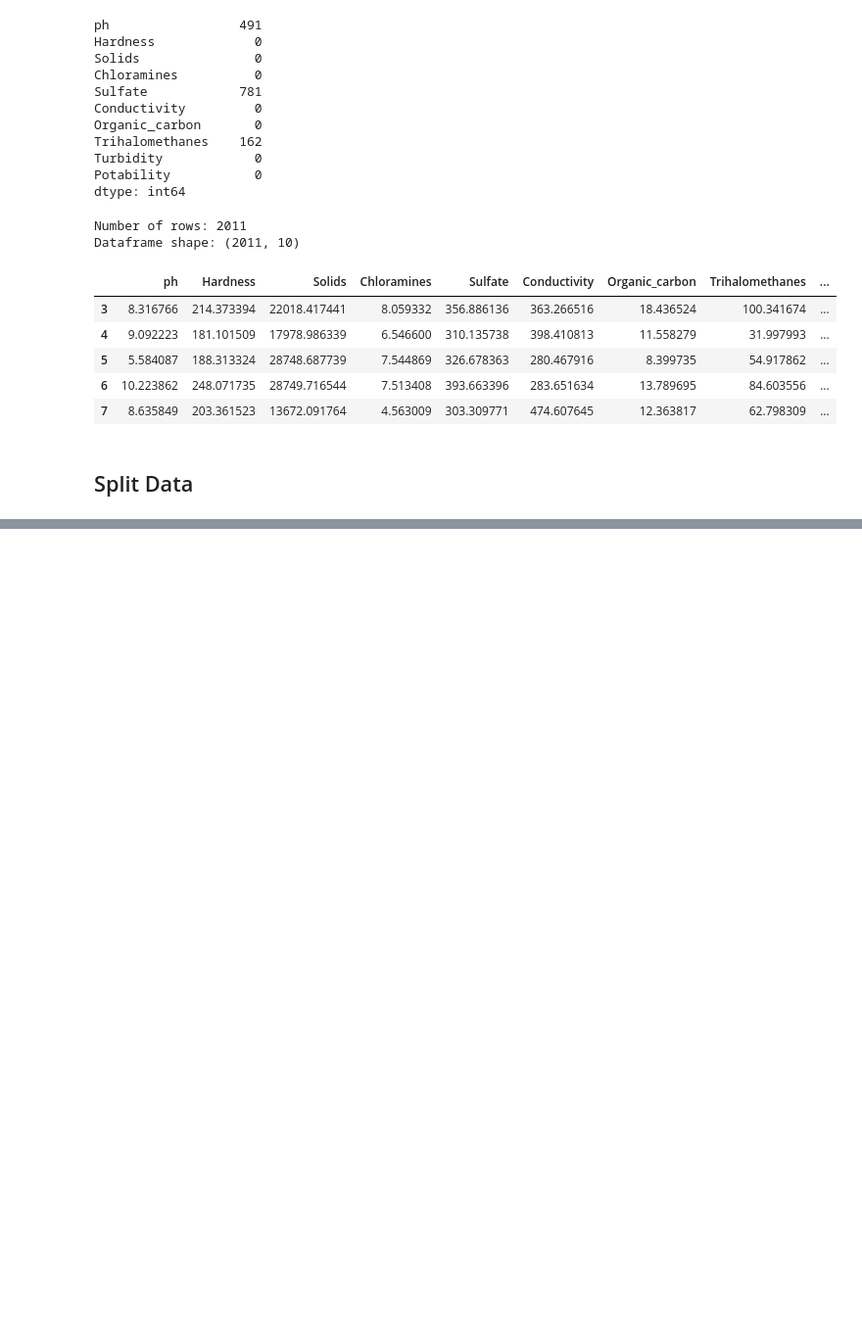
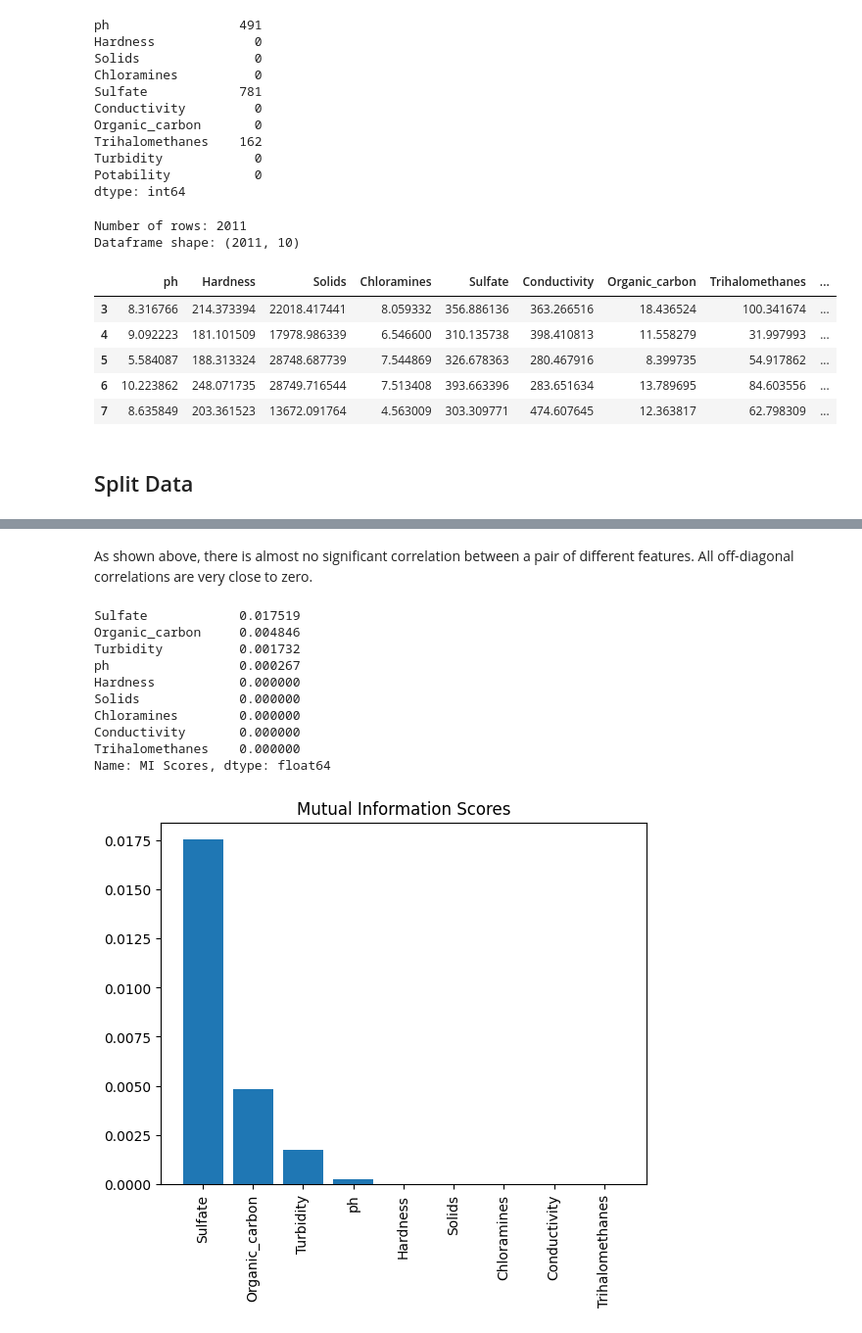
Before and after one commit to Nielam-Dass/Water-Potability-Analysis, a Jupyter notebook: Water_Potability_Data_Analysis.ipynb, the cells around one changed output, grey strips where cells are left out. Shown at 98% size. Drawn from its saved outputs; the diff is of its cells as text; code cells hidden in the pictures; blank space fills up the shorter version.

```diff
--- a/Water_Potability_Data_Analysis.ipynb
+++ b/Water_Potability_Data_Analysis.ipynb
@@ -137,0 +169,25 @@ Test y data shape: (403,)
+# %% [markdown]
+As shown above, there is almost no significant correlation between a pair of different features. All off-diagonal correlations are very close to zero.
+# %%
+from sklearn.feature_selection import mutual_info_regression
+mi_scores = mutual_info_regression(X_train, y_train, discrete_features=False)
+mi_scores = pd.Series(mi_scores, index=X_train.columns, name='MI Scores')
+mi_scores = mi_scores.sort_values(ascending=False)
+print(mi_scores)
+plt.figure()
+plt.bar(mi_scores.index, mi_scores)
+plt.title('Mutual Information Scores')
+plt.xticks(rotation='vertical')
+plt.show()
+# %% [output]
+Sulfate            0.017519
+Organic_carbon     0.004846
+Turbidity          0.001732
+ph                 0.000267
+Hardness           0.000000
+Solids             0.000000
+Chloramines        0.000000
+Conductivity       0.000000
+Trihalomethanes    0.000000
+Name: MI Scores, dtype: float64
+[figure, added]
```
Also changed, not shown: parts of 10 cells of this notebook.
